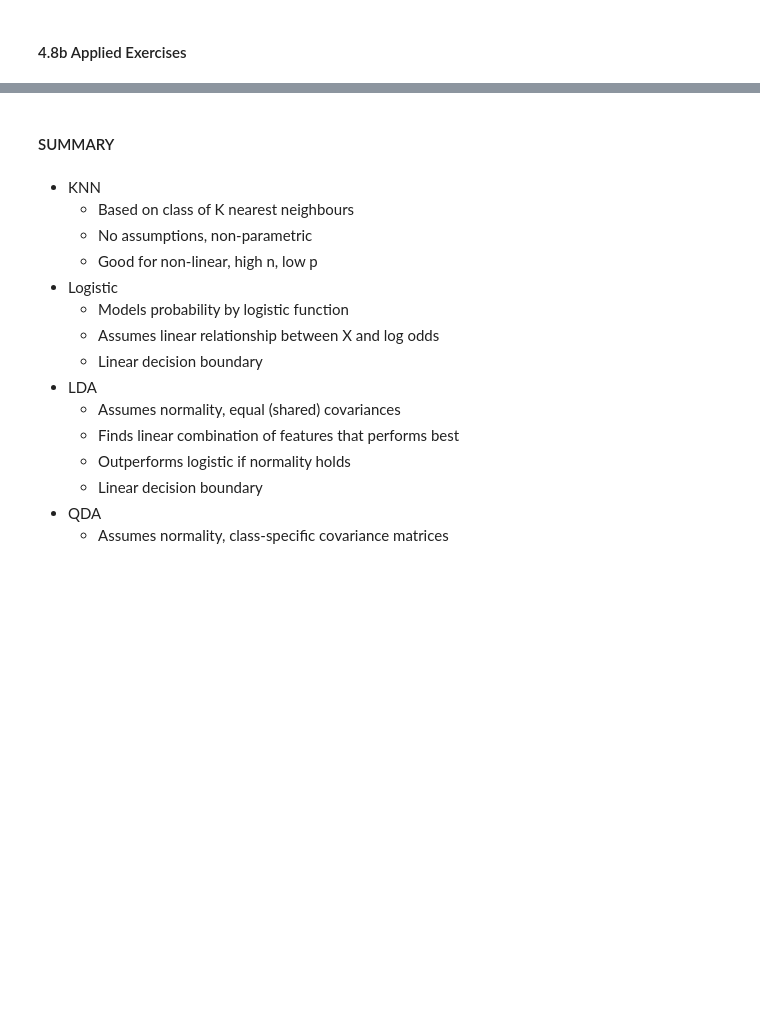
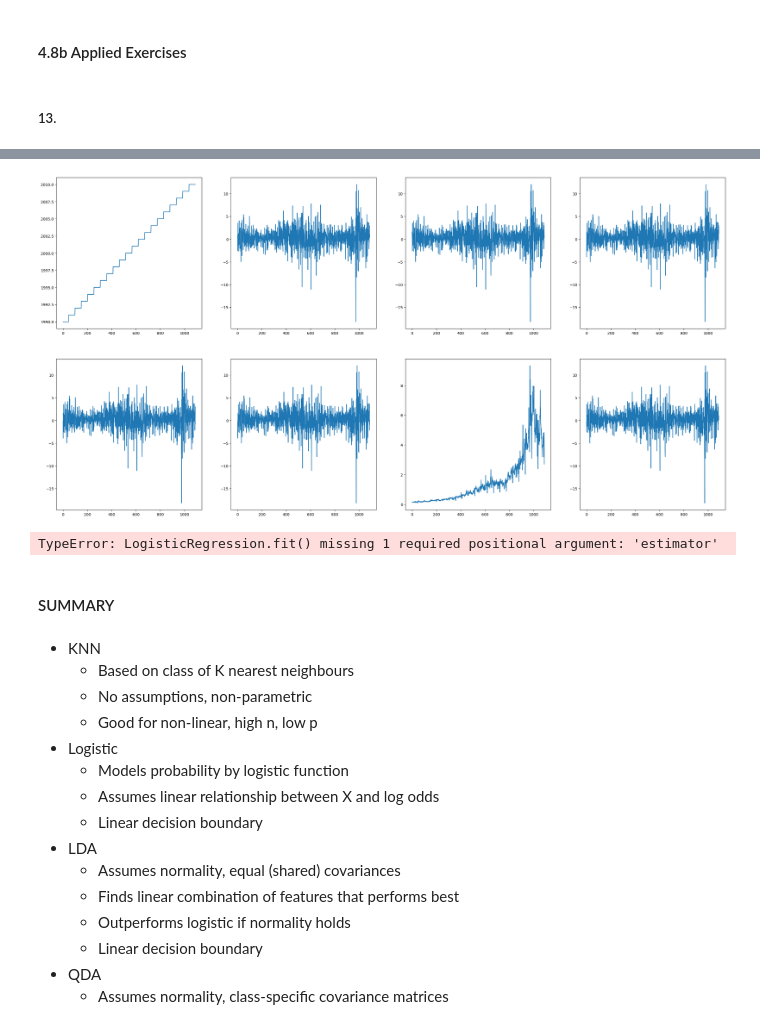
Before and after one commit to AlexBulloso/Notes-on-Stats-and-AI, a Jupyter notebook: Data Science/ISL in Python and R/Ch4-Classification.ipynb, the cells around one changed output, grey strips where cells are left out. Drawn from its saved outputs; the diff is of its cells as text; code cells hidden in the pictures; blank space fills up the shorter version.

```diff
--- a/Data Science/ISL in Python and R/Ch4-Classification.ipynb
+++ b/Data Science/ISL in Python and R/Ch4-Classification.ipynb
@@ -996,2 +1012,23 @@ $$\approx 0.80$$
 # %% [markdown]
 #### 4.8b Applied Exercises
+# %% [markdown]
+##### 13.
+# %%
+# 13. a
+
+from ISLP import load_data
+from matplotlib.pyplot import subplots
+data = load_data("Weekly").dropna()
+
+
+fig, axes = subplots(nrows = 2, ncols = 4, figsize=(32,16))
+for i in range(4):
+    for j in range(2):
+        col = [["Year","Lag1","Lag2","Lag3"],["Lag4","Lag5","Volume", "Today"]]
+        #axes[j,i].scatter(data.Year, data[col[j][i]])
+        axes[j,i].plot(data.index, data[col[j][i]])
+
+data.describe()
+
+# Data demonstrats a sharp increase in around 2008-2009.
+# %% [output]
@@ -998,3 +1044,15 @@ $$\approx 0.80$$
+[figure, added]
+# %%
+# 13. b
+
+from sklearn.linear_model import LogisticRegression as logit
+X_train = data.drop(labels=["Year", "Today", "Direction"], axis=1)
+y_train = data.Direction
+model = logit.fit(C=1e10, solver="liblinear")
+logit.fit(X_train, y_train)
+model.summary()
+# %% [output]
+TypeError: LogisticRegression.fit() missing 1 required positional argument: 'estimator'
 # %% [markdown]
 #### SUMMARY
 # %% [markdown]
```
Also changed, not shown: parts of 2 cells of this notebook.
